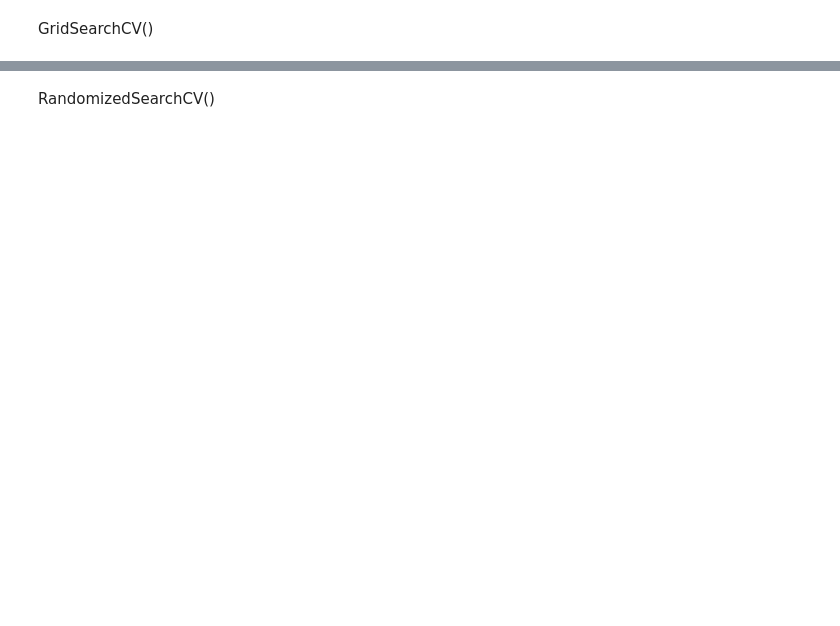
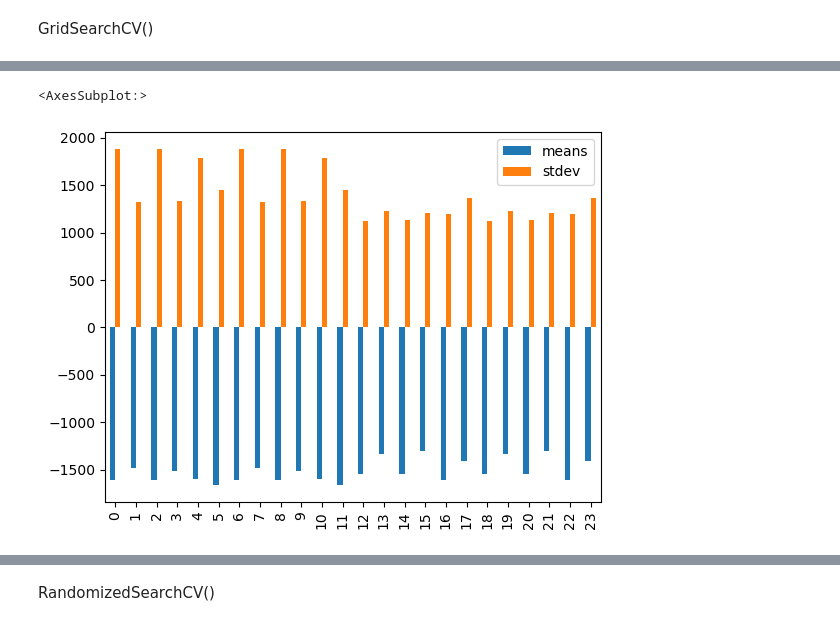
Before and after one commit to Napatji/ML, a Jupyter notebook: Activity 6/Activity6.ipynb, the cells around one changed output, grey strips where cells are left out. Saved outputs shown, nothing was run; the diff lists cells and outputs as text; code cells hidden in the pictures; blank space fills up the shorter version.

```diff
--- a/Activity 6/Activity6.ipynb
+++ b/Activity 6/Activity6.ipynb
@@ -235,0 +303,7 @@ grid_result.Bar()
+# %%
+data_rbf
+df_rbf = pd.DataFrame(data=data_rbf)
+df_rbf.plot.bar()
+# %% [output]
+<AxesSubplot:>
+[figure, added]
```
Also changed, not shown: parts of 27 cells of this notebook, 5 other files.
